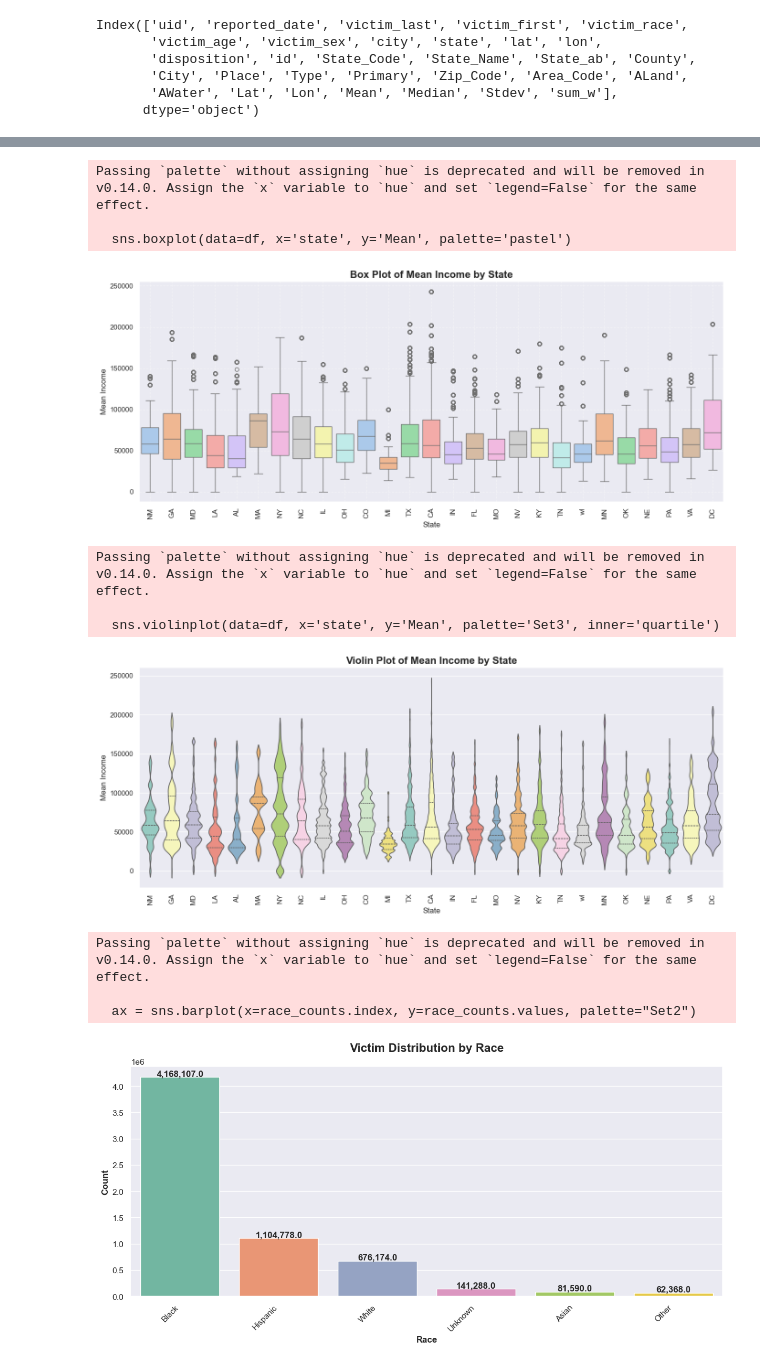
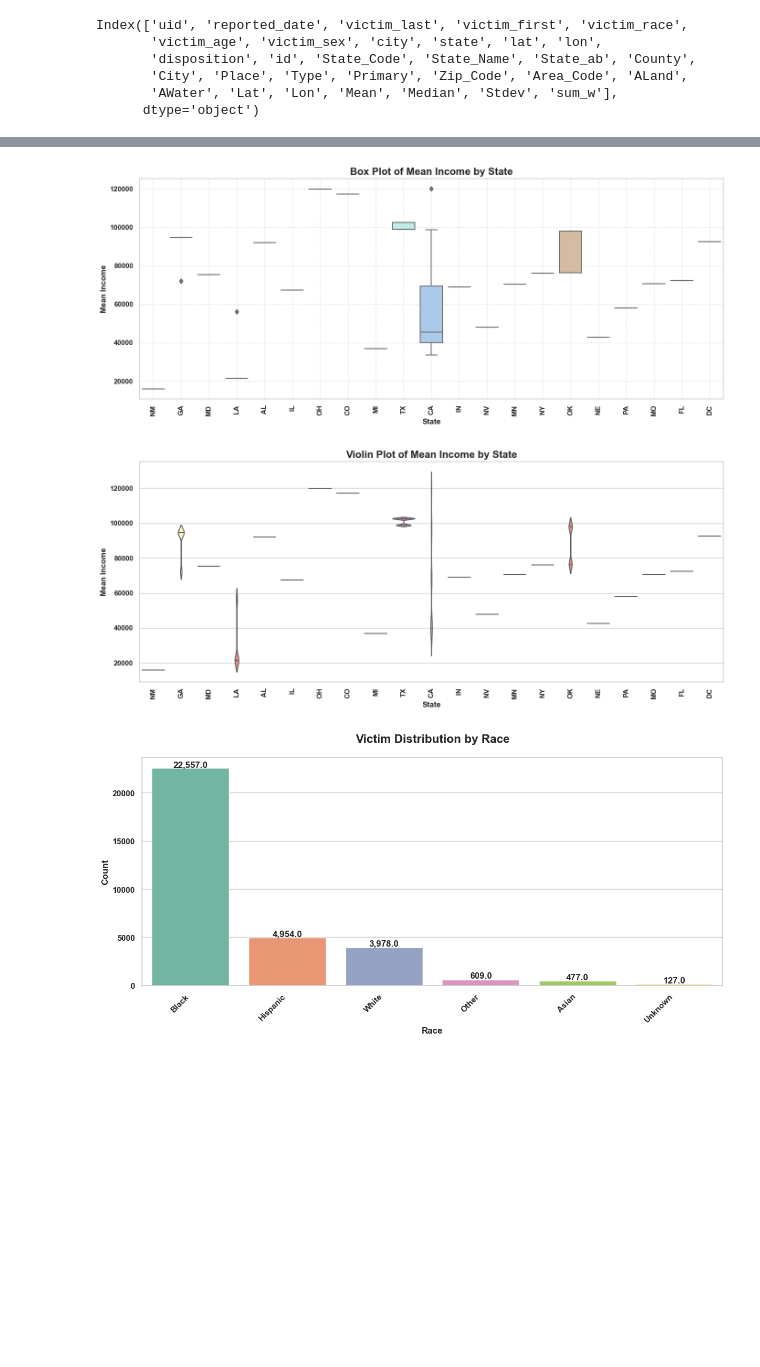
Before and after one commit to omkar3602/viz-project, a Jupyter notebook: _preprocessing/preprocessing.ipynb, the cells around one changed output, grey strips where cells are left out. Cells and saved outputs as stored; diff of their text form; code cells hidden in the pictures; blank space fills up the shorter version.

Commit message:
Edit merge strategy

```diff
--- a/_preprocessing/preprocessing.ipynb
+++ b/_preprocessing/preprocessing.ipynb
@@ -140,10 +140,12 @@ Median        0
 Stdev         0
 sum_w         0
 dtype: int64
+# %%
+# Drop duplicate cities
+income_df = income_df.drop_duplicates(subset=['City'])
 # %% [markdown]
 ## Joining the two datasets
 # %%
-# Join the two dataframes on 'city'
-df = homicide_df.merge(income_df, left_on='city', right_on='City')
-df.head()
+# Iterate the homicide_df, for each row check the city and state, if it exists in the income_df, then add data from homicide_df and income_df to the df
+df = pd.merge(homicide_df, income_df, left_on=['city', 'state'], right_on=['City', 'State_ab'], how='left')
 # %%
@@ -153,5 +185,2 @@ len(df)
 # %%
-# Keep unique uids only
-df = df.drop_duplicates(subset=['uid'])
-
-len(df)
+df.dropna(inplace=True)
@@ -389,10 +452,7 @@ plt.grid(True, linestyle='--', alpha=0.5)
 plt.tight_layout()
 plt.show()
 # %% [output]
-Passing `palette` without assigning `hue` is deprecated and will be removed in v0.14.0. Assign the `x` variable to `hue` and set `legend=False` for the same effect.
-
-  sns.boxplot(data=df, x='state', y='Mean', palette='pastel')
-[figure, old version]
+[figure, new version]
 # %%
 plt.figure(figsize=(14, 6))
 sns.violinplot(data=df, x='state', y='Mean', palette='Set3', inner='quartile')
@@ -403,35 +463,31 @@ plt.xticks(rotation=90)
 plt.tight_layout()
 plt.show()
 # %% [output]
-Passing `palette` without assigning `hue` is deprecated and will be removed in v0.14.0. Assign the `x` variable to `hue` and set `legend=False` for the same effect.
-
-  sns.violinplot(data=df, x='state', y='Mean', palette='Set3', inner='quartile')
-[figure, old version]
+[figure, new version]
 # %%
+race_counts = df['victim_race'].value_counts()
+
 plt.figure(figsize=(12, 6))
 ax = sns.barplot(x=race_counts.index, y=race_counts.values, palette="Set2")
 
 plt.title("Victim Distribution by Race", fontsize=16, pad=20, fontweight='bold')
 plt.xlabel("Race", fontweight='bold')
 plt.ylabel("Count", fontweight='bold')
 plt.xticks(rotation=45, ha='right')
 
 # Add value labels
 for p in ax.patches:
     ax.annotate(f'{p.get_height():,}',
                 (p.get_x() + p.get_width() / 2., p.get_height()),
                 ha='center', va='center',
                 xytext=(0, 5),
                 textcoords='offset points',
                 fontweight='bold')
 
 plt.tight_layout()
 plt.show()
 # %% [output]
-Passing `palette` without assigning `hue` is deprecated and will be removed in v0.14.0. Assign the `x` variable to `hue` and set `legend=False` for the same effect.
-
-  ax = sns.barplot(x=race_counts.index, y=race_counts.values, palette="Set2")
-[figure, old version]
+[figure, new version]
 # %%
 
 
```
Also changed, not shown: parts of 22 cells of this notebook, 1 other file.
